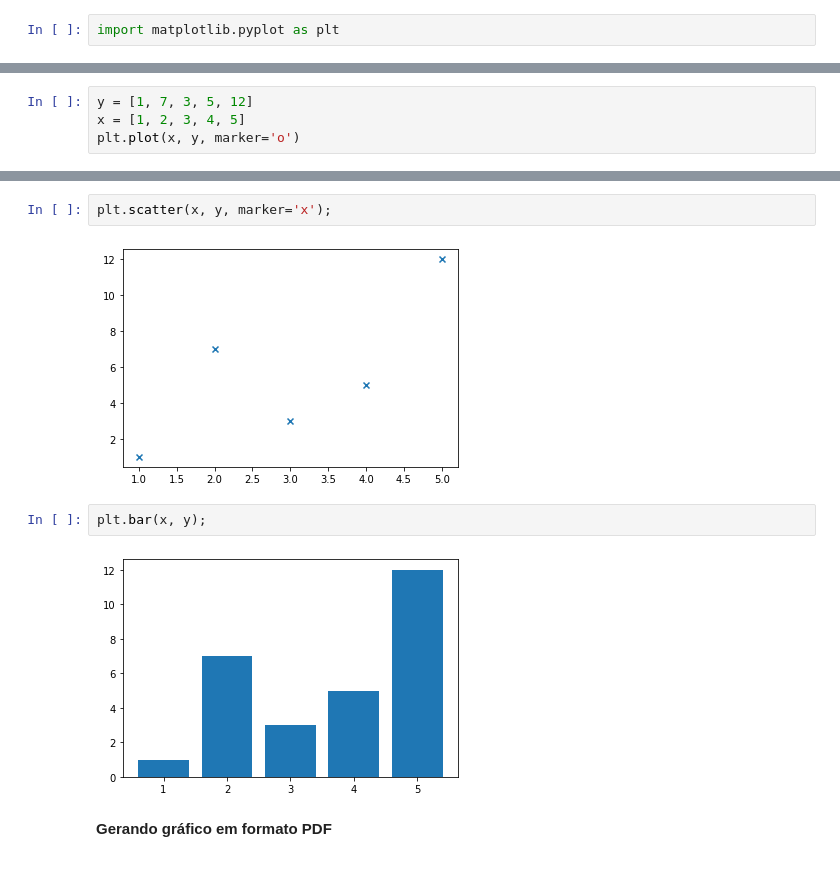
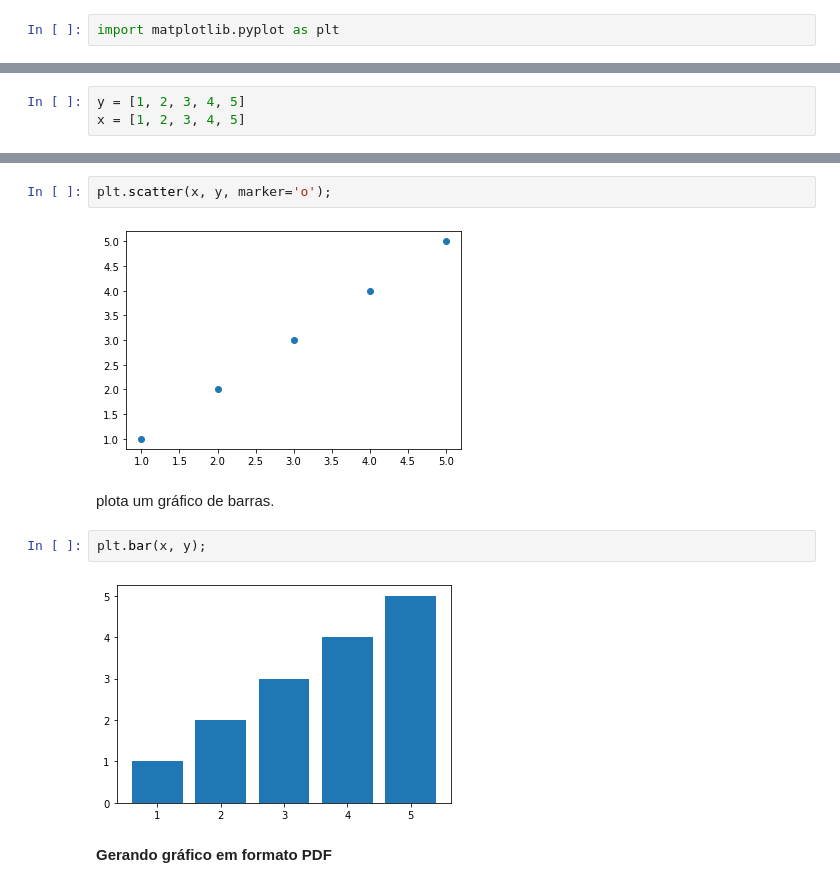
Before and after one commit to JoseBatista2010/ML2023-Jose-Batista, a Jupyter notebook: 2019/01-Pre-processamento_Limpeza_Analise_de_Dados/2 - Ferramentas Python para manipulação e visualização de dados (Numpy, Matplotlib e Pandas).ipynb, the cells around one changed output, grey strips where cells are left out. Drawn from its saved outputs; the diff is of its cells as text.

```diff
--- a/2019/01-Pre-processamento_Limpeza_Analise_de_Dados/2 - Ferramentas Python para manipulação e visualização de dados (Numpy, Matplotlib e Pandas).ipynb
+++ b/2019/01-Pre-processamento_Limpeza_Analise_de_Dados/2 - Ferramentas Python para manipulação e visualização de dados (Numpy, Matplotlib e Pandas).ipynb
@@ -231,6 +244,5 @@ import matplotlib.pyplot as plt
 # %%
-y = [1, 7, 3, 5, 12]
+y = [1, 2, 3, 4, 5]
 x = [1, 2, 3, 4, 5]
-plt.plot(x, y, marker='o')
 # %% [output]
 [<matplotlib.lines.Line2D at 0x...>]
@@ -247,11 +259,13 @@ plt.scatter(x, y, marker='x');
 # %%
-plt.scatter(x, y, marker='x');
+plt.scatter(x, y, marker='o');
 # %% [output]
-[figure, old version]
+[figure, new version]
+# %% [markdown]
+plota um gráfico de barras.
 # %%
 plt.bar(x, y);
 # %% [output]
-[figure, old version]
+[figure, new version]
 # %% [markdown]
 **Gerando gráfico em formato PDF**
 # %%
```
Also changed, not shown: parts of 31 cells of this notebook.
